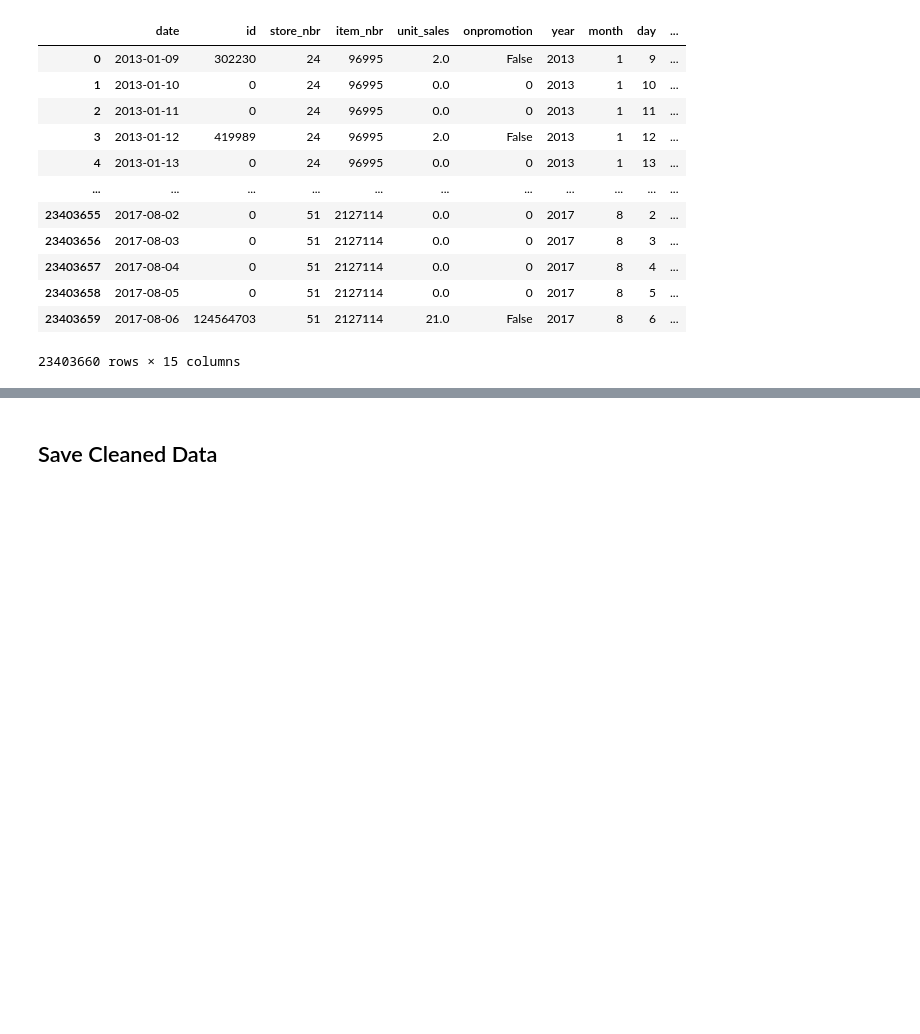
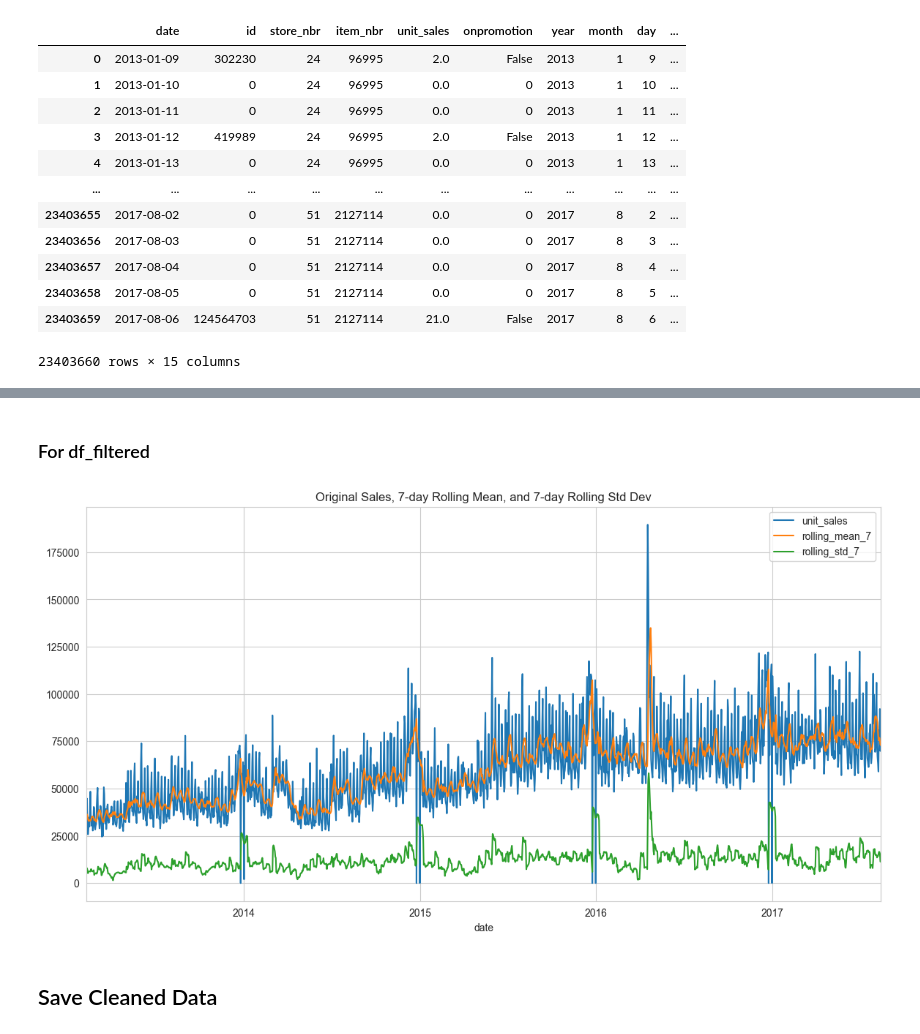
Before and after one commit to eliah-w/retail_demand_analysis, a Jupyter notebook: notebooks/2_eda.ipynb, the cells around one changed output, grey strips where cells are left out. Drawn from its saved outputs; the diff is of its cells as text; code cells hidden in the pictures; blank space fills up the shorter version.

```diff
--- a/notebooks/2_eda.ipynb
+++ b/notebooks/2_eda.ipynb
@@ -14,6 +14,7 @@ with open('../resources/1_dataframes.pkl', 'rb') as f:
     dataframes = pickle.load(f)
 # %%
 df_train = dataframes['df_train']
+df_filtered = dataframes['df_filtered']
 df_holiday_events = dataframes['df_holiday_events']
 df_items = dataframes['df_items']
 df_oil = dataframes['df_oil']
@@ -330,3 +360,9 @@ df_train
 | 23403658 | 2017-08-05 | 0 | 51 | 2127114 | 0.0 | 0 | 2017 | 8 | 5 | ... |
 | 23403659 | 2017-08-06 | 124564703 | 51 | 2127114 | 21.0 | False | 2017 | 8 | 6 | ... |
 23403660 rows × 15 columns
+# %%
+df_filtered['lag_1'] = df_filtered['unit_sales'].shift(1)
+df_filtered['lag_7'] = df_filtered['unit_sales'].shift(7)
+df_filtered['lag_30'] = df_filtered['unit_sales'].shift(30)
+# %%
+df_filtered.dropna(inplace=True)
@@ -333,3 +386,18 @@ df_train
+# %% [markdown]
+### For df_filtered
+# %%
+df_filtered['rolling_mean_7'] = df_filtered['unit_sales'].shift(1).rolling(window=7).mean()
+df_filtered['rolling_std_7'] = df_filtered['unit_sales'].shift(1).rolling(window=7).std()
+
+# Drop any NaN values after creating rolling features
+df_filtered.dropna(inplace=True)
+
+# Visualize the new features alongside the original sales
+df_filtered[['unit_sales', 'rolling_mean_7', 'rolling_std_7']].plot(figsize=(14, 7))
+plt.title('Original Sales, 7-day Rolling Mean, and 7-day Rolling Std Dev')
+plt.show()
+# %% [output]
+[figure, added]
 # %% [markdown]
 ## Save Cleaned Data
 # %%
```
Also changed, not shown: parts of 7 cells of this notebook, 5 other files.
